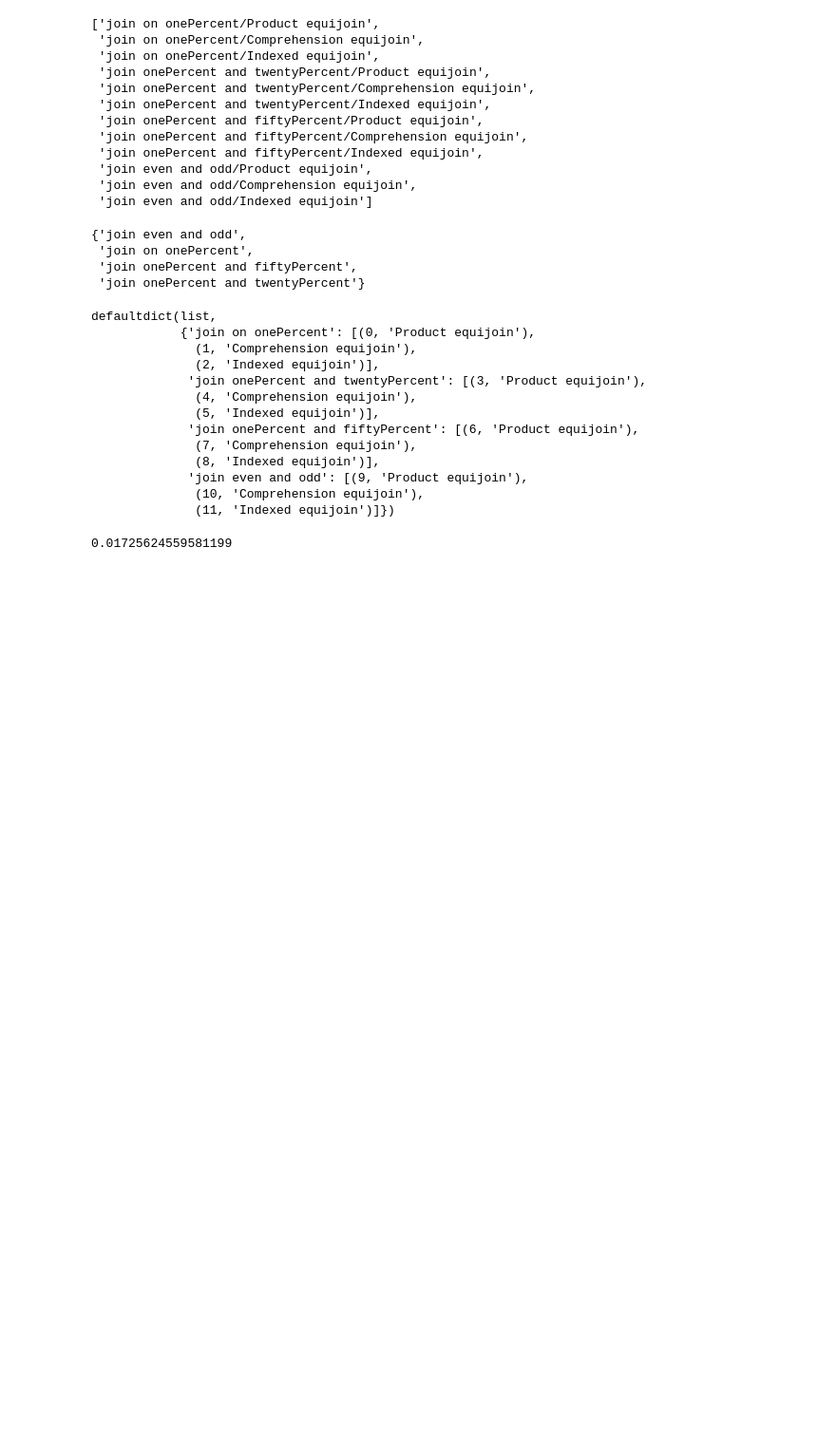
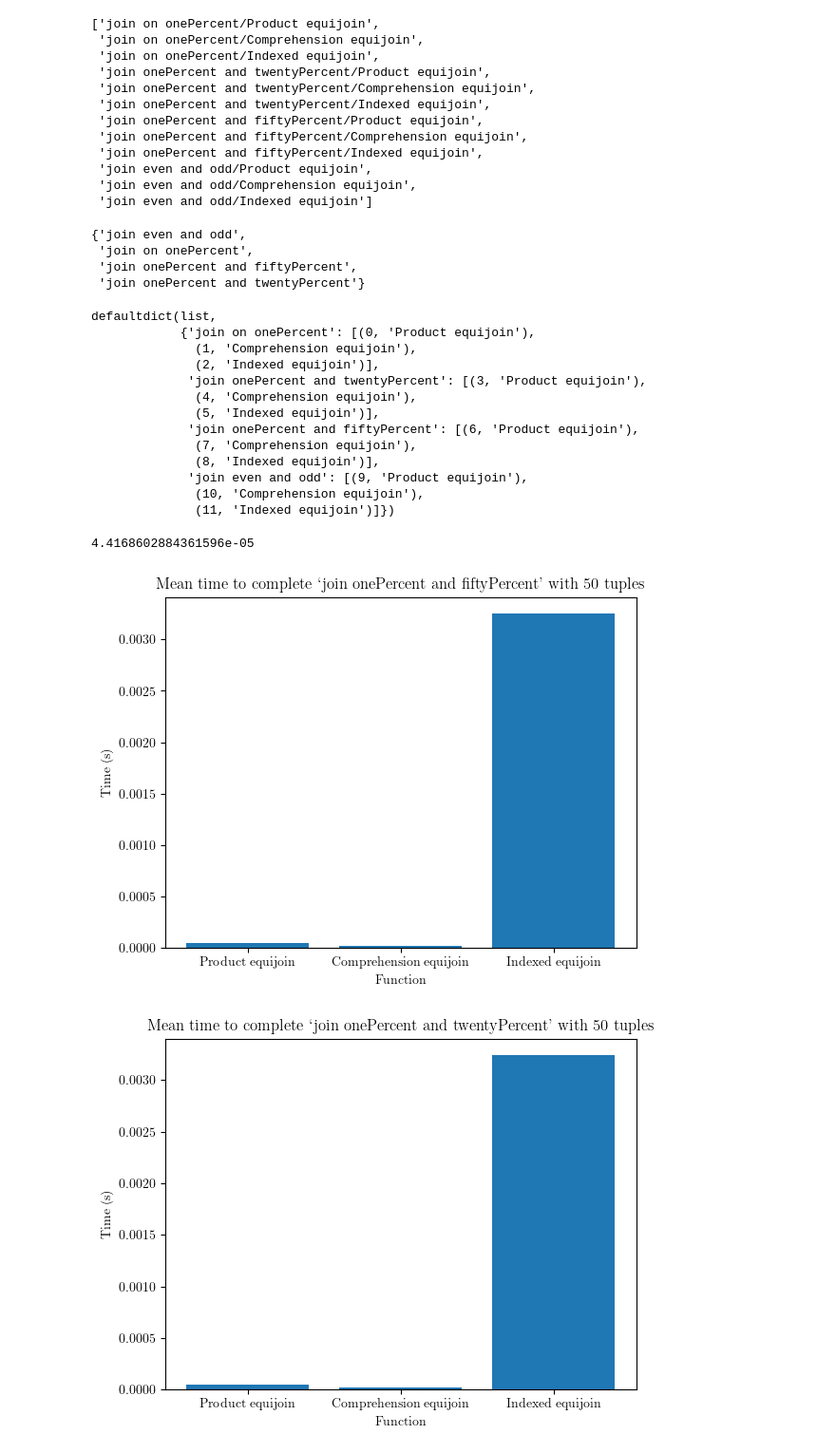
Before and after one commit to MatBon01/joinbench, a Jupyter notebook: analysis/joinbench.ipynb, the cells around one changed output. Shown: that part at 95% size. Saved outputs shown, nothing was run; the diff lists cells and outputs as text; code cells hidden in the pictures; blank space fills up the shorter version.

```diff
--- a/analysis/joinbench.ipynb
+++ b/analysis/joinbench.ipynb
@@ -75,6 +75,16 @@ defaultdict(list,
               (10, 'Comprehension equijoin'),
               (11, 'Indexed equijoin')]})
 # %%
-nf1000.get_benchmark_mean_from_index(0)
+benchmark.get_benchmark_mean_from_index(0)
 # %% [output]
-0.01725624559581199
+4.4168602884361596e-05
+# %%
+plotter = BenchmarkPlotter(benchmark)
+for group_name in group_names:
+    fig, ax = plt.subplots()
+    plotter.plot_benchmark_group_means(ax, group_name)
+    plt.savefig(generate_figure_path(group_name))
+plt.show()
+# %% [output]
+[figure, new version]
+[figure, new version]
```
Also changed, not shown: parts of 21 cells of this notebook, 8 other files.
